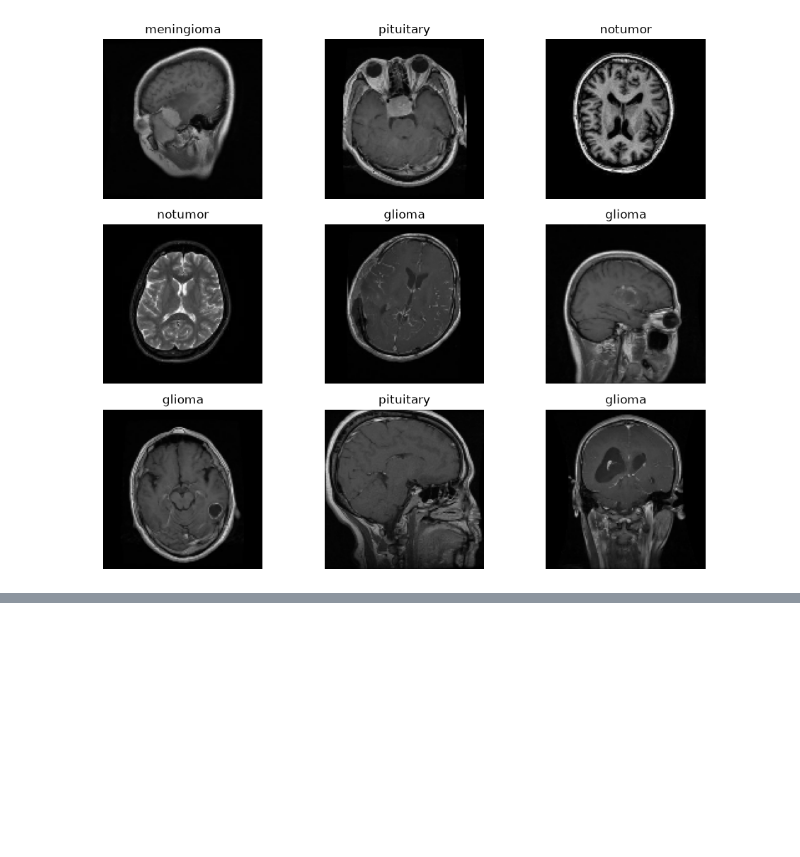
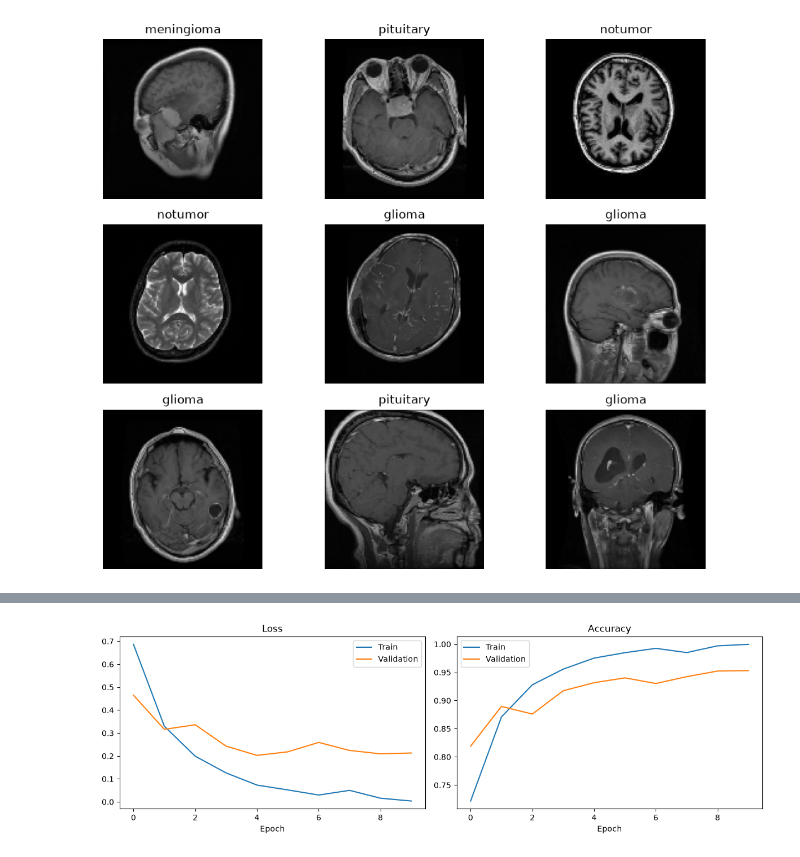
Before and after one commit to kuroi-hime/live-coding-tensorflow-keras, a Jupyter notebook: notebook.ipynb, the cells around one changed output, grey strips where cells are left out. Cells and saved outputs as stored; diff of their text form; code cells hidden in the pictures; blank space fills up the shorter version.

```diff
--- a/notebook.ipynb
+++ b/notebook.ipynb
@@ -49,10 +50,7 @@ plt.show()
 # %% [output]
 [figure]
 # %%
-train_data = train_data.map(
-    lambda images, labels: (images / 255.0, labels)
-)
-
-validation_data = validation_data.map(
-    lambda images, labels: (images / 255.0, labels)
-)
+for image_batch, labels_batch in train_data:
+  print(image_batch.shape)
+  print(labels_batch.shape)
+  break
@@ -59 +62,4 @@ validation_data = validation_data.map(
+# %%
+normalization_layer = tf.keras.layers.Rescaling(1./255)
+normalized_train_data = train_data.map(lambda x, y: (normalization_layer(x), y))
 # %%
@@ -110,10 +109,9 @@ early_stopping = tf.keras.callbacks.EarlyStopping(
 # %%
 history = model.fit(
-    train_data,
-    validation_data=validation_data,
+    normalized_train_data,
+    validation_data=validation_data.map(lambda x, y: (normalization_layer(x), y)),
     epochs=10,
     batch_size=BATCH_SIZE,
-    callbacks=[early_stopping]
 )
 # %% [output]
 Epoch 1/10
@@ -128,0 +146,21 @@ Epoch 5/10
+# %%
+plt.figure(figsize=(12, 4))
+
+plt.subplot(1, 2, 1)
+plt.plot(history.history["loss"], label="Train")
+plt.plot(history.history["val_loss"], label="Validation")
+plt.title("Loss")
+plt.xlabel("Epoch")
+plt.legend()
+
+plt.subplot(1, 2, 2)
+plt.plot(history.history["accuracy"], label="Train")
+plt.plot(history.history["val_accuracy"], label="Validation")
+plt.title("Accuracy")
+plt.xlabel("Epoch")
+plt.legend()
+
+plt.tight_layout()
+plt.show()
+# %% [output]
+[figure, added]
```
Also changed, not shown: parts of 10 cells of this notebook, 1 other file.
